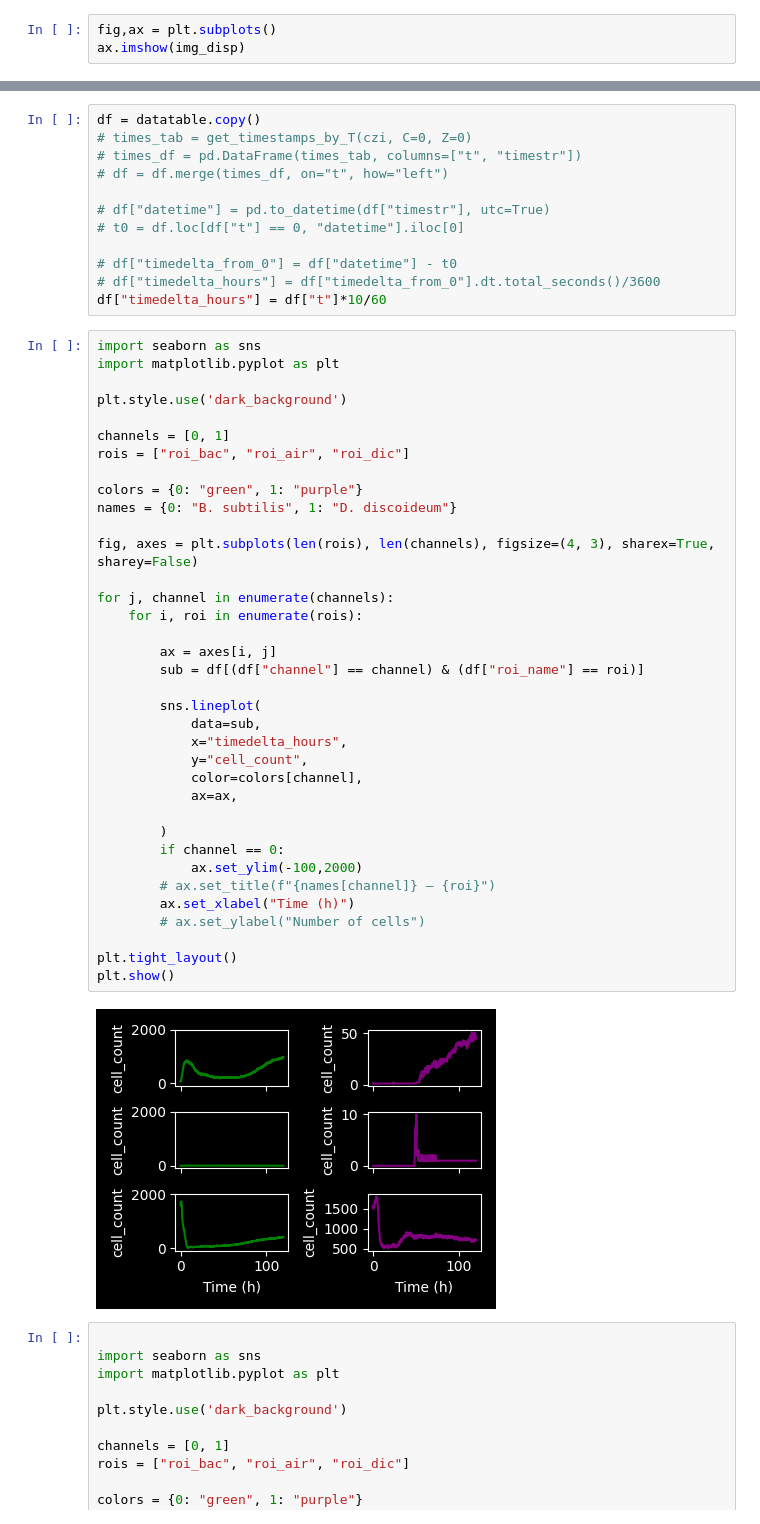
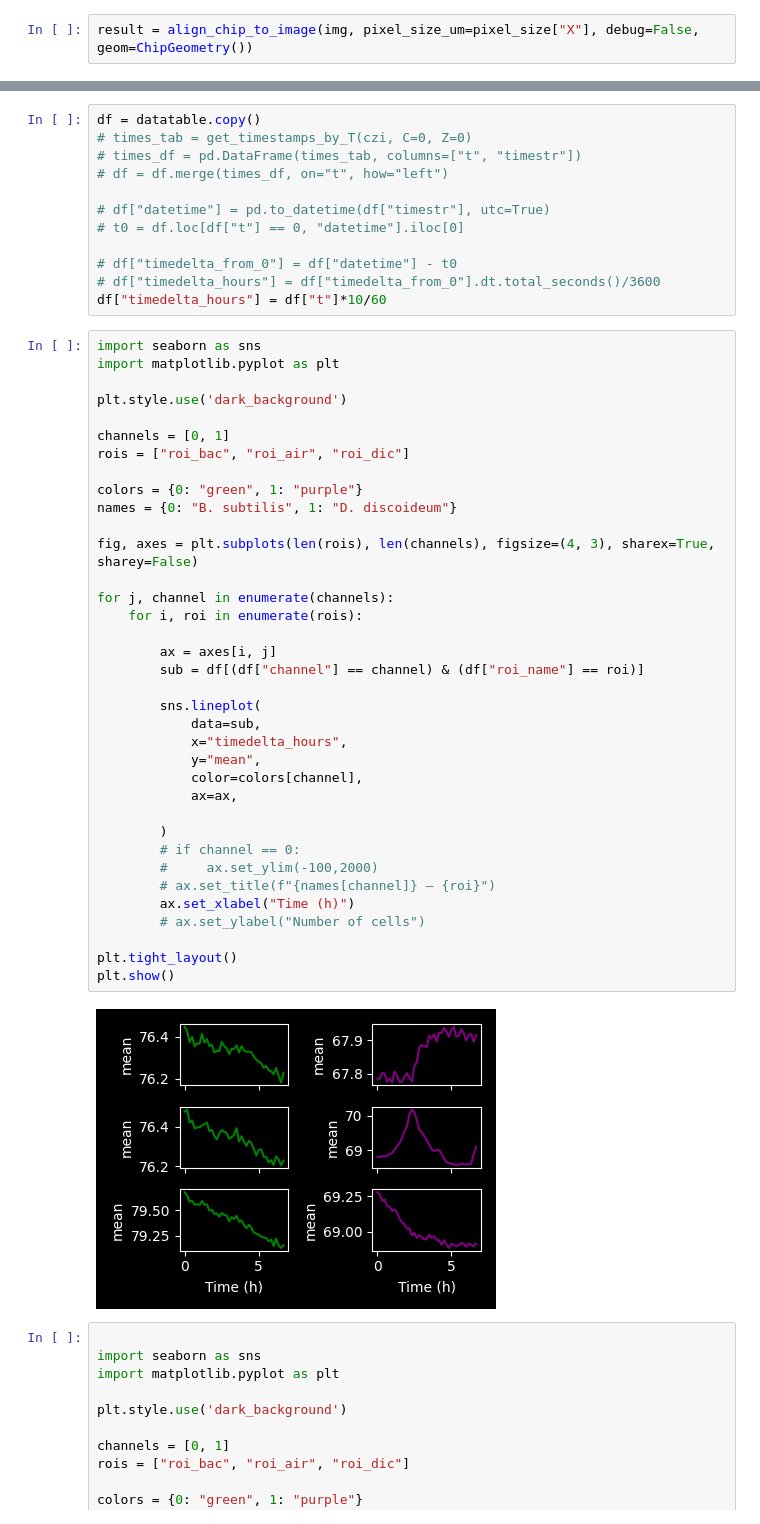
Before and after one commit to Cocopyth/chipanalysis, a Jupyter notebook: chipanalysis/notebooks/region_fluorescence.ipynb, the cells around one changed output, grey strips where cells are left out. Drawn from its saved outputs; the diff is of its cells as text.

```diff
--- a/chipanalysis/notebooks/region_fluorescence.ipynb
+++ b/chipanalysis/notebooks/region_fluorescence.ipynb
@@ -39,5 +43,4 @@ channel = 2
 time = 0
 img, img_disp = get_frame(czi,time,channel)
 # %%
-fig,ax = plt.subplots()
-ax.imshow(img_disp)
+result = align_chip_to_image(img, pixel_size_um=pixel_size["X"], debug=False, geom=ChipGeometry())
@@ -161,37 +177,37 @@ import matplotlib.pyplot as plt
 plt.style.use('dark_background')
 
 channels = [0, 1]
 rois = ["roi_bac", "roi_air", "roi_dic"]
 
 colors = {0: "green", 1: "purple"}
 names = {0: "B. subtilis", 1: "D. discoideum"}
 
 fig, axes = plt.subplots(len(rois), len(channels), figsize=(4, 3), sharex=True, sharey=False)
 
 for j, channel in enumerate(channels):
     for i, roi in enumerate(rois):
 
         ax = axes[i, j]
         sub = df[(df["channel"] == channel) & (df["roi_name"] == roi)]
 
         sns.lineplot(
             data=sub,
             x="timedelta_hours",
-            y="cell_count",
+            y="mean",
             color=colors[channel],
             ax=ax,
 
         )
-        if channel == 0:
-            ax.set_ylim(-100,2000)
+        # if channel == 0:
+        #     ax.set_ylim(-100,2000)
         # ax.set_title(f"{names[channel]} — {roi}")
         ax.set_xlabel("Time (h)")
         # ax.set_ylabel("Number of cells")
 
 plt.tight_layout()
 plt.show()
 # %% [output]
-[figure, old version]
+[figure, new version]
 # %%
 
 import seaborn as sns
```
Also changed, not shown: parts of 8 cells of this notebook, 3 other files.
